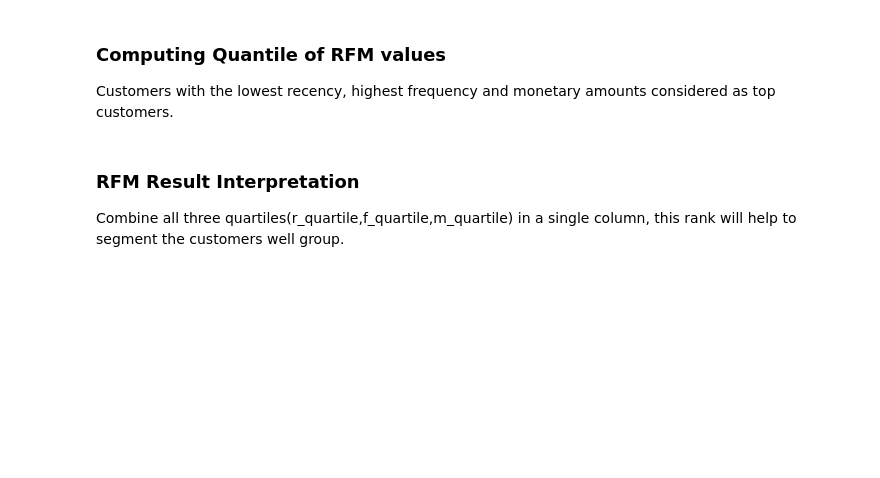
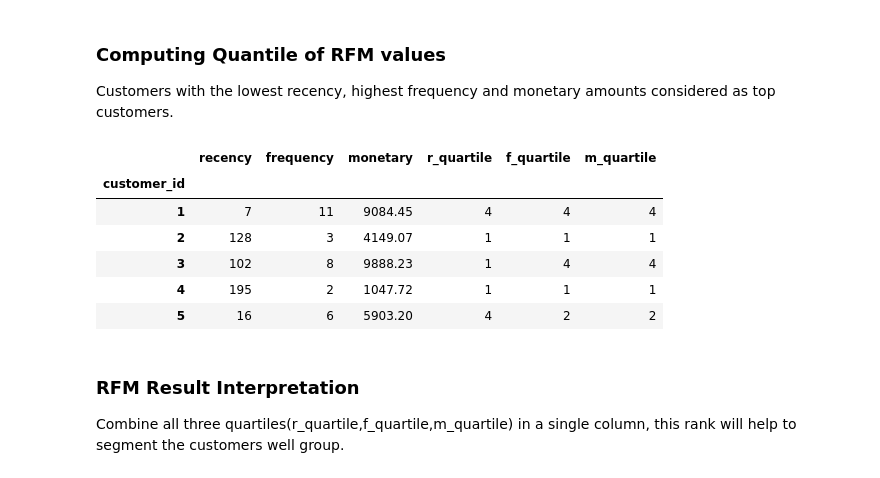
Before and after one commit to jeremychiaa/kpmg-virtual-internship, a Jupyter notebook: sprocket_script.ipynb, the cells around one changed output. Saved outputs shown, nothing was run; the diff lists cells and outputs as text; code cells hidden in the pictures; blank space fills up the shorter version.

```diff
--- a/sprocket_script.ipynb
+++ b/sprocket_script.ipynb
@@ -514,10 +524,18 @@ rfm.head()
 Customers with the lowest recency, highest frequency and monetary amounts considered as top customers.
 # %%
 # Using qcut() to bin data based on sample quantiles
-rfm['r_quartile'] = pd.qcut(rfm['recency'], 4, ['1','2','3','4'])
-rfm['f_quartile'] = pd.qcut(rfm['frequency'], 4, ['4','3','2','1'])
-rfm['m_quartile'] = pd.qcut(rfm['monetary'], 4, ['4','3','2','1'])
+rfm['r_quartile'] = pd.qcut(rfm['recency'], 4, ['4','3','2','1'])
+rfm['f_quartile'] = pd.qcut(rfm['frequency'], 4, ['1','2','3','4'])
+rfm['m_quartile'] = pd.qcut(rfm['monetary'], 4, ['1','2','3','4'])
 rfm.head()
+# %% [output]
+|  | recency | frequency | monetary | r_quartile | f_quartile | m_quartile |
+| customer_id |  |  |  |  |  |  |
+| 1 | 7 | 11 | 9084.45 | 4 | 4 | 4 |
+| 2 | 128 | 3 | 4149.07 | 1 | 1 | 1 |
+| 3 | 102 | 8 | 9888.23 | 1 | 4 | 4 |
+| 4 | 195 | 2 | 1047.72 | 1 | 1 | 1 |
+| 5 | 16 | 6 | 5903.20 | 4 | 2 | 2 |
 # %% [markdown]
 ### RFM Result Interpretation
 Combine all three quartiles(r_quartile,f_quartile,m_quartile) in a single column, this rank will help to segment the customers well group.
```
Also changed, not shown: parts of 9 cells of this notebook, 1 other file.
